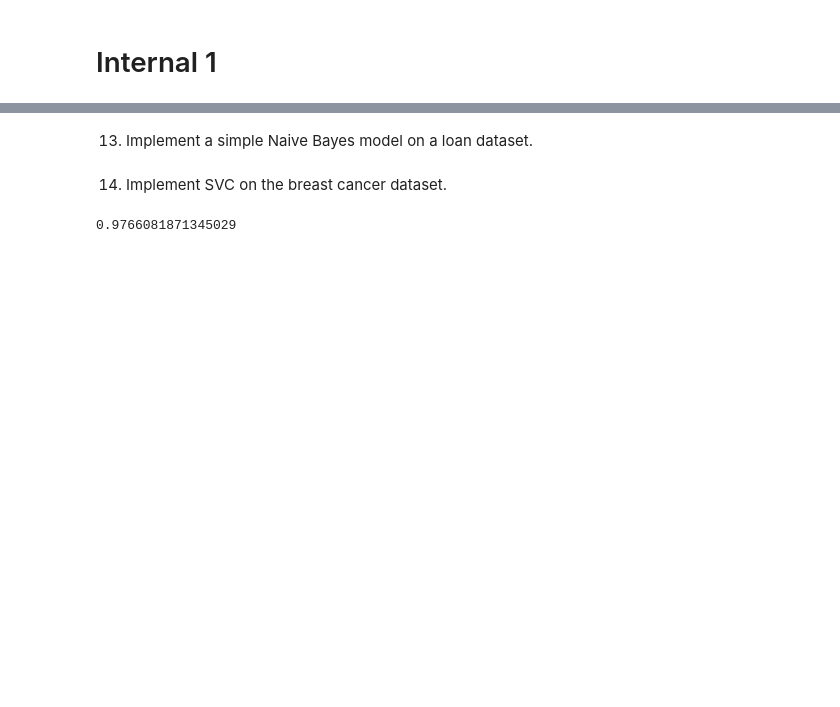
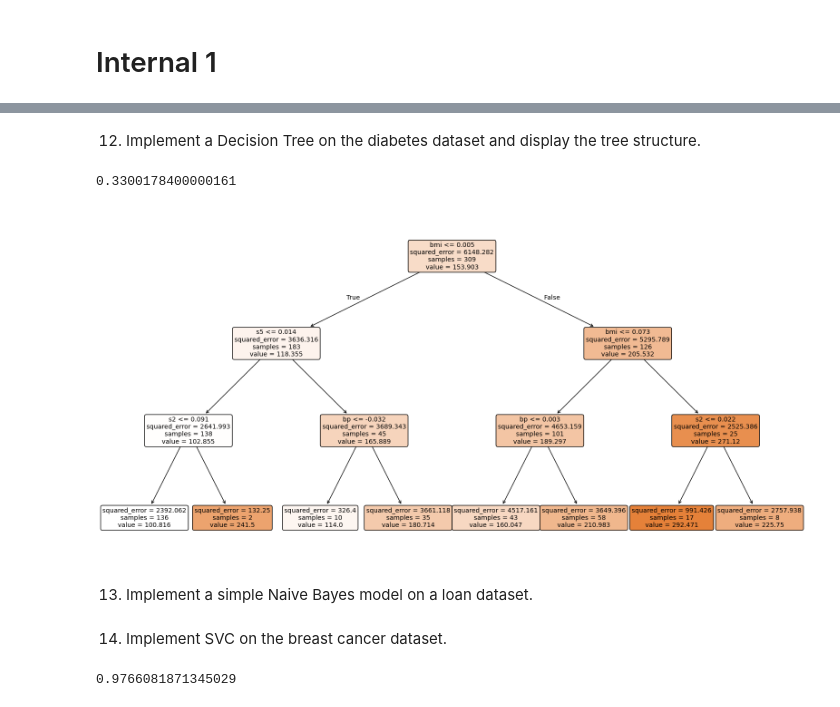
Before and after one commit to GodishalaAshwith/MLAssignment1_179, a Jupyter notebook: MLExternal.ipynb, the cells around one changed output, grey strips where cells are left out. Saved outputs shown, nothing was run; the diff lists cells and outputs as text; code cells hidden in the pictures; blank space fills up the shorter version.

```diff
--- a/MLExternal.ipynb
+++ b/MLExternal.ipynb
@@ -517,3 +1042,34 @@ print(n.feedforward(x))
+# %% [markdown]
+12. Implement a Decision Tree on the diabetes dataset and display the tree structure.
+# %%
+from sklearn.datasets import load_diabetes
+data = load_diabetes()
+X,y = data.data, data.target
+
+from sklearn.model_selection import train_test_split
+x_train, x_test, y_train, y_test = train_test_split(X, y, test_size=0.3, random_state=42 )
+
+from sklearn.tree import DecisionTreeRegressor
+dtr = DecisionTreeRegressor(max_depth=3, random_state=42).fit(x_train,y_train)
+y_pred = dtr.predict(x_test)
+
+from sklearn.metrics import r2_score
+print(r2_score(y_test,y_pred))
+
+import matplotlib.pyplot as plt
+from sklearn.tree import plot_tree
+
+plt.figure(figsize=(20, 10))
+plot_tree(
+    dtr,
+    feature_names=data.feature_names,
+    filled=True,
+    rounded=True
+)
+plt.show()
+# %% [output]
+0.3300178400000161
+[figure, added]
 # %% [markdown]
 13. Implement a simple Naive Bayes model on a loan dataset.
 # %%
```
Also changed, not shown: parts of 27 cells of this notebook.
